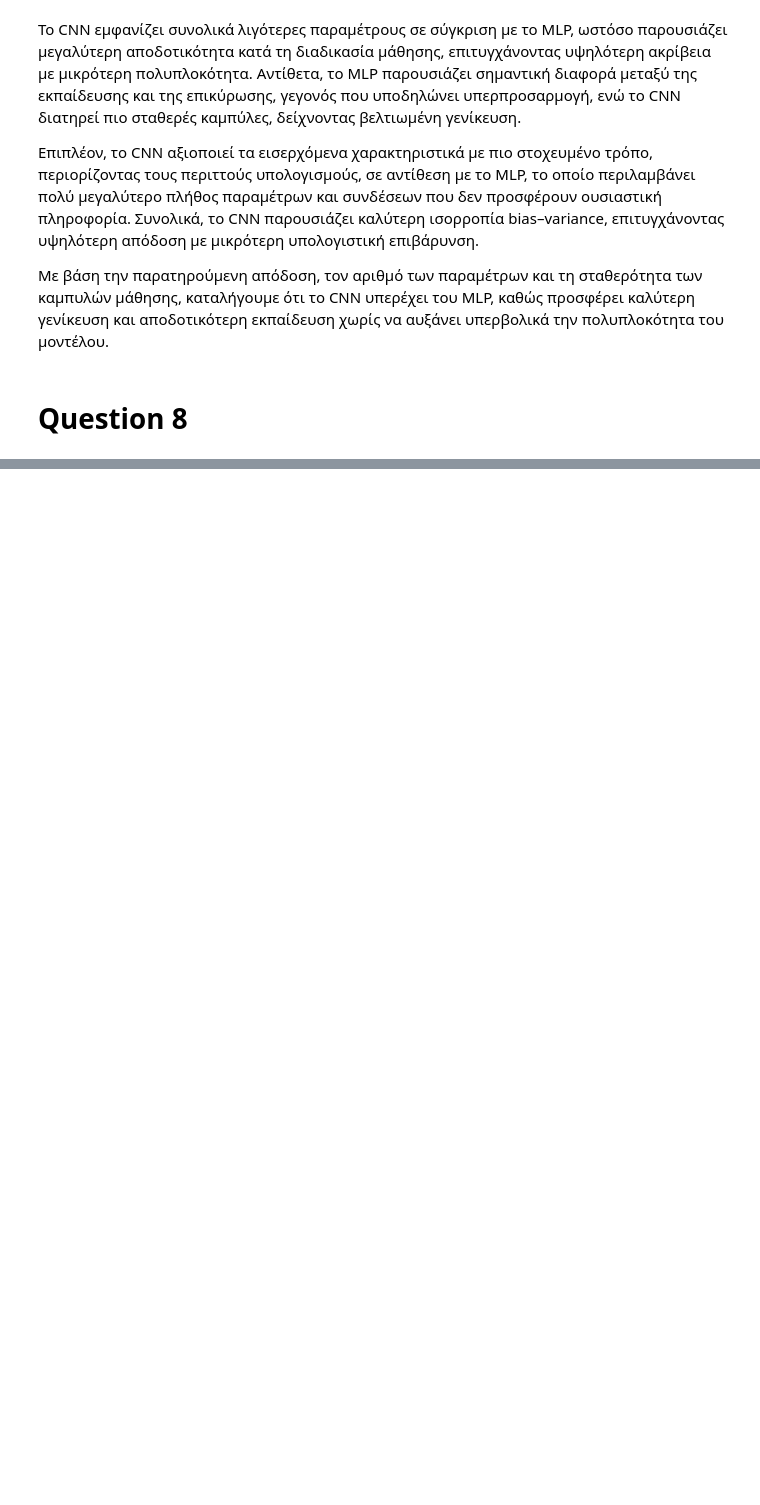
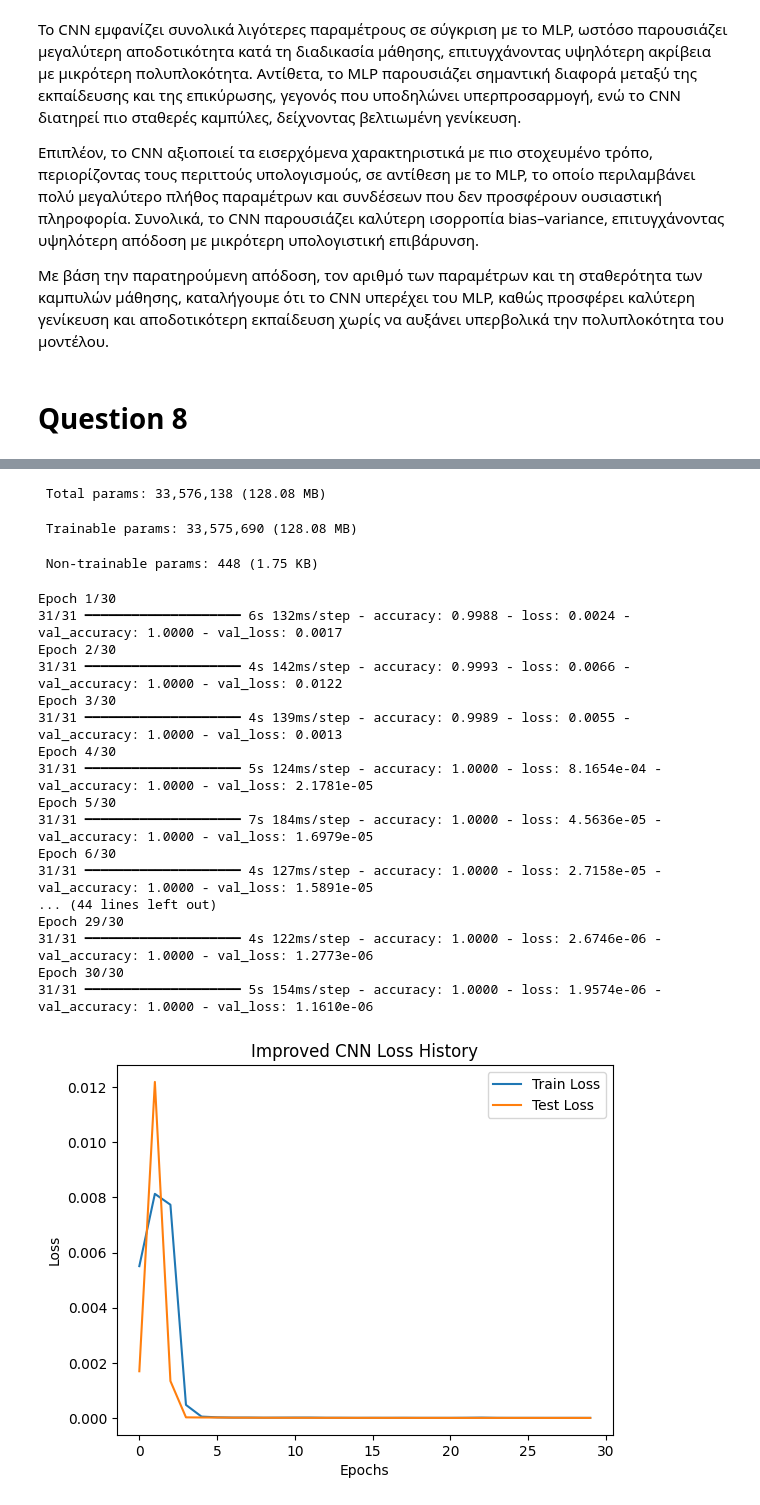
Before and after one commit to skolix15/Machine_Learning_2025, a Jupyter notebook: Exercise_eight_(8).ipynb, the cells around one changed output, grey strips where cells are left out. Drawn from its saved outputs; the diff is of its cells as text; code cells hidden in the pictures; blank space fills up the shorter version.

```diff
--- a/Exercise_eight_(8).ipynb
+++ b/Exercise_eight_(8).ipynb
@@ -305,3 +287,62 @@ Epoch 30/30
 Με βάση την παρατηρούμενη απόδοση, τον αριθμό των παραμέτρων και τη σταθερότητα των καμπυλών μάθησης, καταλήγουμε ότι το CNN υπερέχει του MLP, καθώς προσφέρει καλύτερη γενίκευση και αποδοτικότερη εκπαίδευση χωρίς να αυξάνει υπερβολικά την πολυπλοκότητα του μοντέλου.
 # %% [markdown]
 # Question 8
+# %%
+cnn_improved = Sequential([
+    Input(shape=input_size),
+    Conv2D(filters=32, kernel_size=3, activation='relu', padding='same'),
+    BatchNormalization(),
+    Dropout(0.25),
+    Conv2D(filters=64, kernel_size=3, activation='relu', padding='same'),
+    BatchNormalization(),
+    Dropout(0.25),
+    Flatten(),
+    Dense(units=128, activation='relu'),
+    BatchNormalization(),
+    Dropout(0.5),
+    Dense(units=num_classes, activation='softmax')
+], name="Improved CNN")
+
+cnn_improved.summary()
+
+print("\n\n")
+
+# Train improved cnn model
+cnn.compile(
+    optimizer=Adam(learning_rate=0.001),
+    loss='categorical_crossentropy',
+    metrics=['accuracy']
+)
+
+history = cnn.fit(
+    inputs,
+    targets,
+    batch_size=32,
+    epochs=30,
+    validation_data=(x_test, y_test)
+)
+
+# Create graphs
+
+# Loss Graph
+plt.figure()
+plt.plot(history.history['loss'], label='Train Loss')
+plt.plot(history.history['val_loss'], label='Test Loss')
+plt.xlabel('Epochs')
+plt.ylabel('Loss')
+plt.legend()
+plt.title('Improved CNN Loss History')
+plt.show()
+print("\n\n")
+
+# Accuracy Graph
+plt.figure()
+plt.plot(history.history['accuracy'], label='Train Accuracy')
+plt.plot(history.history['val_accuracy'], label='Test Accuracy')
+plt.xlabel('Epochs')
+plt.ylabel('Accuracy')
+plt.legend()
+plt.title('Improved CNN Accuracy History')
+plt.show()
+print("\n\n")
+# %% [output]
@@ -307,0 +367,21 @@ Epoch 30/30
+ Total params: 33,576,138 (128.08 MB)
+ Trainable params: 33,575,690 (128.08 MB)
+ Non-trainable params: 448 (1.75 KB)
+Epoch 1/30
+31/31 ━━━━━━━━━━━━━━━━━━━━ 6s 132ms/step - accuracy: 0.9988 - loss: 0.0024 - val_accuracy: 1.0000 - val_loss: 0.0017
+Epoch 2/30
+31/31 ━━━━━━━━━━━━━━━━━━━━ 4s 142ms/step - accuracy: 0.9993 - loss: 0.0066 - val_accuracy: 1.0000 - val_loss: 0.0122
+Epoch 3/30
+31/31 ━━━━━━━━━━━━━━━━━━━━ 4s 139ms/step - accuracy: 0.9989 - loss: 0.0055 - val_accuracy: 1.0000 - val_loss: 0.0013
+Epoch 4/30
+31/31 ━━━━━━━━━━━━━━━━━━━━ 5s 124ms/step - accuracy: 1.0000 - loss: 8.1654e-04 - val_accuracy: 1.0000 - val_loss: 2.1781e-05
+Epoch 5/30
+31/31 ━━━━━━━━━━━━━━━━━━━━ 7s 184ms/step - accuracy: 1.0000 - loss: 4.5636e-05 - val_accuracy: 1.0000 - val_loss: 1.6979e-05
+Epoch 6/30
+31/31 ━━━━━━━━━━━━━━━━━━━━ 4s 127ms/step - accuracy: 1.0000 - loss: 2.7158e-05 - val_accuracy: 1.0000 - val_loss: 1.5891e-05
+... (44 lines left out)
+Epoch 29/30
+31/31 ━━━━━━━━━━━━━━━━━━━━ 4s 122ms/step - accuracy: 1.0000 - loss: 2.6746e-06 - val_accuracy: 1.0000 - val_loss: 1.2773e-06
+Epoch 30/30
+31/31 ━━━━━━━━━━━━━━━━━━━━ 5s 154ms/step - accuracy: 1.0000 - loss: 1.9574e-06 - val_accuracy: 1.0000 - val_loss: 1.1610e-06
+[figure, added]
```
Also changed, not shown: parts of 8 cells of this notebook.
